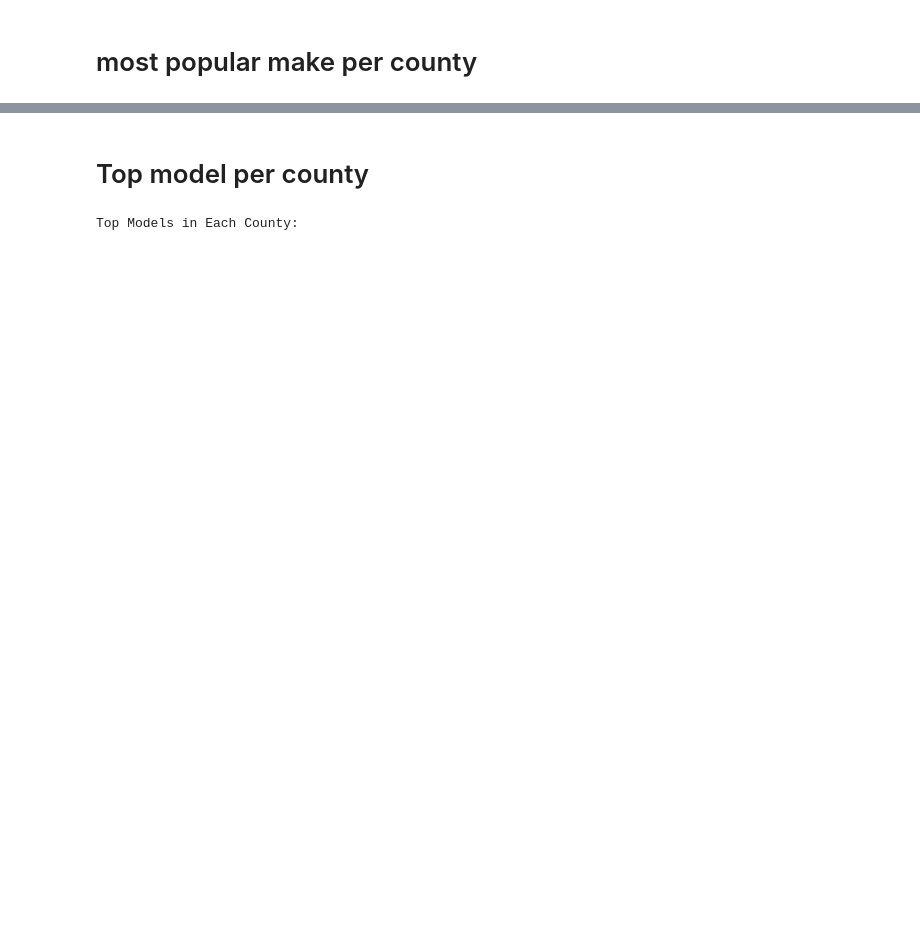
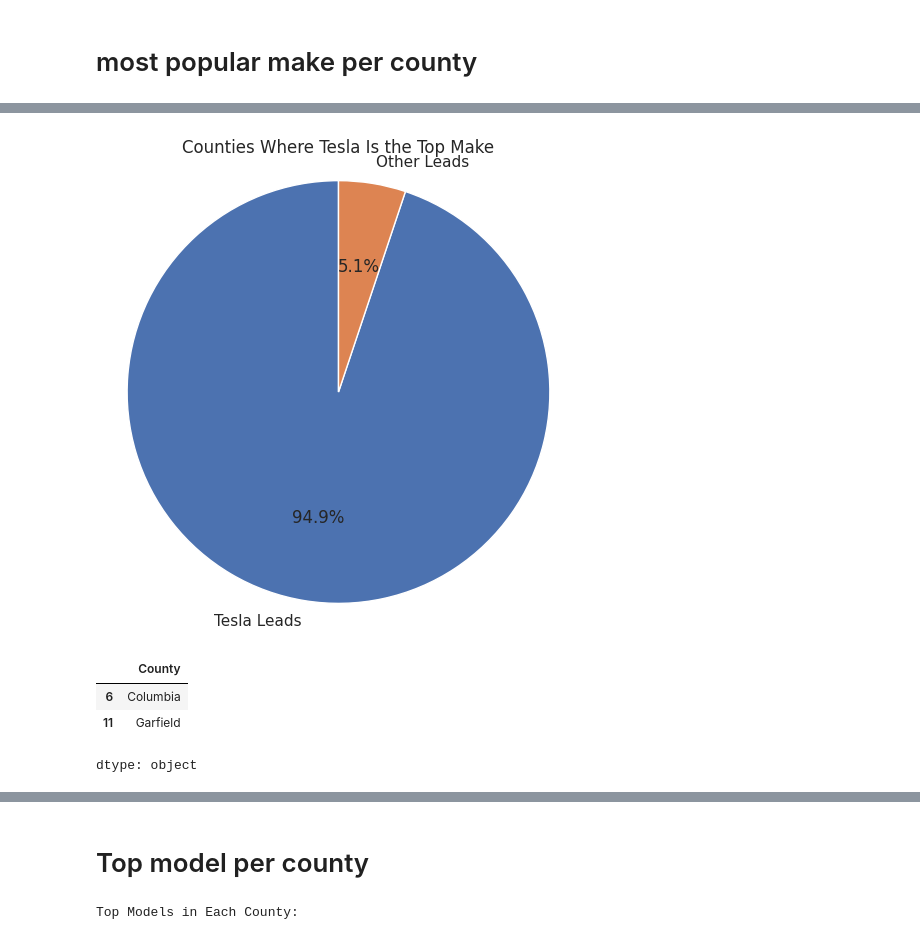
Before and after one commit to shachar700/DataAnalysis_ElectricVehicles, a Jupyter notebook: DataAnalysis_ElectricVehicles.ipynb, the cells around one changed output, grey strips where cells are left out. Saved outputs shown, nothing was run; the diff lists cells and outputs as text; code cells hidden in the pictures; blank space fills up the shorter version.

```diff
--- a/DataAnalysis_ElectricVehicles.ipynb
+++ b/DataAnalysis_ElectricVehicles.ipynb
@@ -543,0 +542,20 @@ Top Companies (Makes) in Each County:
+# %%
+make_counts = filtered_df.groupby(['County', 'Make']).size().reset_index(name='Count')
+top_makes_by_county = make_counts.sort_values(['County', 'Count'], ascending=[True, False])
+top_makes_per_county = top_makes_by_county.groupby('County').first().reset_index()
+
+top_makes_per_county["Tesla_Lead"] = top_makes_per_county["Make"]=="TESLA"
+counts = top_makes_per_county["Tesla_Lead"].value_counts()
+plt.figure(figsize=(6, 6))
+plt.pie(counts, labels=counts.index.map({True: "Tesla Leads", False: "Other Leads"}), autopct="%1.1f%%", startangle=90)
+plt.title("Counties Where Tesla Is the Top Make")
+plt.axis("equal")  # Equal aspect ratio ensures the pie chart is a circle
+plt.show()
+
+display(top_makes_per_county[top_makes_per_county["Tesla_Lead"] == False]["County"])
+# %% [output]
+[figure, added]
+|  | County |
+| 6 | Columbia |
+| 11 | Garfield |
+dtype: object
```
Also changed, not shown: parts of 27 cells of this notebook, 3 other files.
